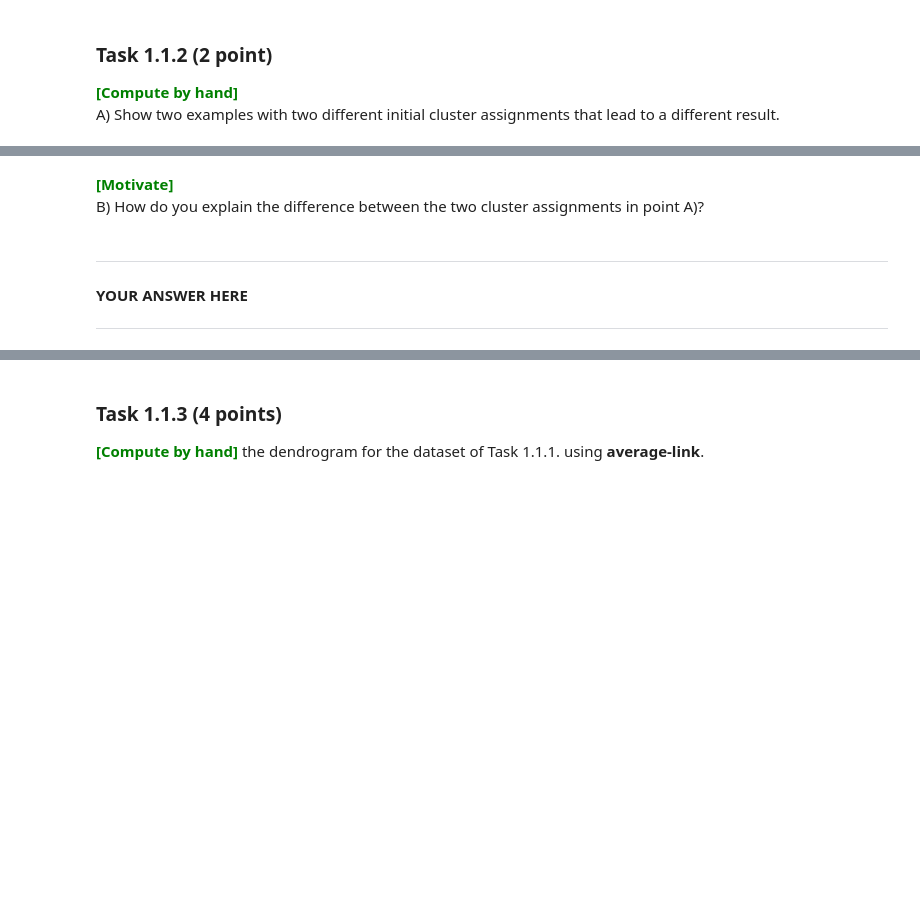
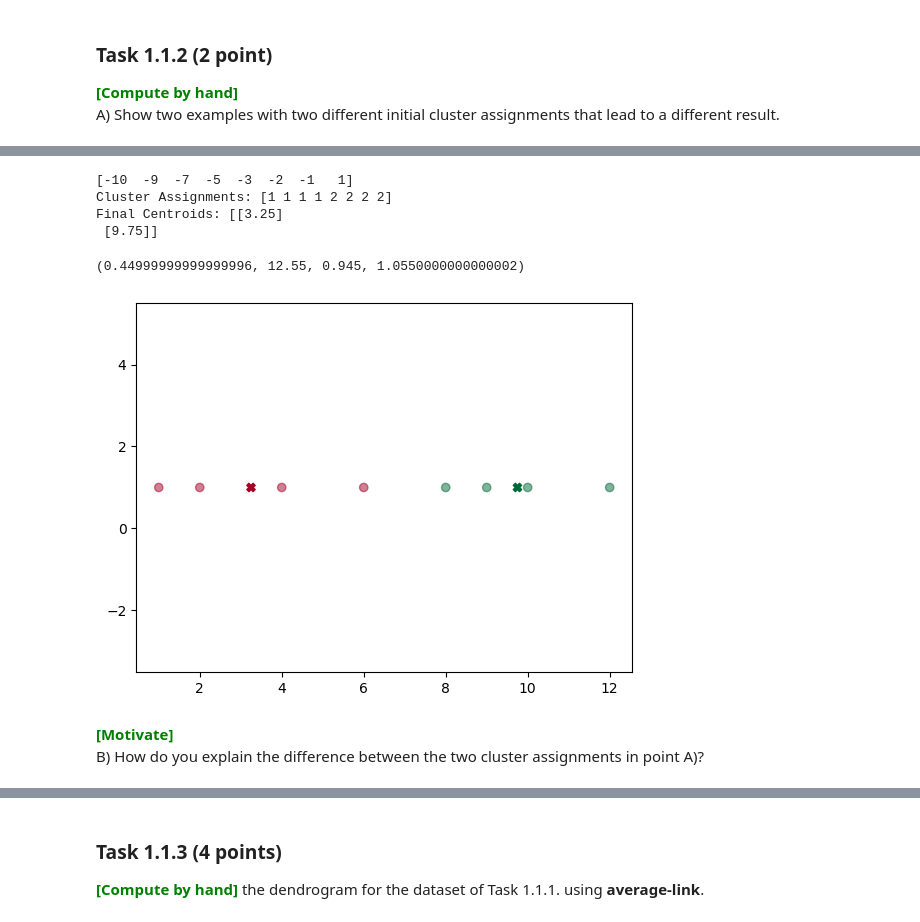
Before and after one commit to SofieHvid/dm2024-exercises-main, a Jupyter notebook: handins/handin1.ipynb, the cells around one changed output, grey strips where cells are left out. Cells and saved outputs as stored; diff of their text form; code cells hidden in the pictures; blank space fills up the shorter version.

```diff
--- a/handins/handin1.ipynb
+++ b/handins/handin1.ipynb
@@ -227,7 +433,35 @@ A) Show two examples with two different initial cluster assignments that lead to
+# %%
+X_1d_1 = np.array([1, 2, 4, 6, 8, 9, 10, 12])
+
+print(X_1d_1 - 11)
+
+X_1d_2 = np.ones_like(X_1d_1)
+
+initial_centroids = np.array([[8], [12]])
+
+kmeans = KMeans(n_clusters=2, init=initial_centroids)
+
+# Fit the KMeans model to your data
+kmeans.fit(X_1d_1.reshape(-1, 1))
+
+
+# Get cluster assignments and centroids
+cluster_assignments = kmeans.labels_
+centroids = kmeans.cluster_centers_
+# Print results
+print("Cluster Assignments:", cluster_assignments + 1)
+print("Final Centroids:", centroids)
+
+plt.scatter(X_1d_1, X_1d_2, alpha=0.5, c=cluster_assignments, cmap='RdYlGn')
+plt.scatter(centroids, np.ones_like(centroids), alpha = 1, marker='X', c=[3, 4], label='Centroids', cmap='RdYlGn')
+plt.axis('equal')
+# %% [output]
+[-10  -9  -7  -5  -3  -2  -1   1]
+Cluster Assignments: [1 1 1 1 2 2 2 2]
+Final Centroids: [[3.25]
+ [9.75]]
+(0.44999999999999996, 12.55, 0.945, 1.0550000000000002)
+[figure, added]
 # %% [markdown]
 <span style='color: green'>**\[Motivate\]**</span> <br>
 B) How do you explain the difference between the two cluster assignments in point A)?
-# %% [markdown]
-*******************
-**YOUR ANSWER HERE**
-******************
```
Also changed, not shown: parts of 16 cells of this notebook, 2 other files.
